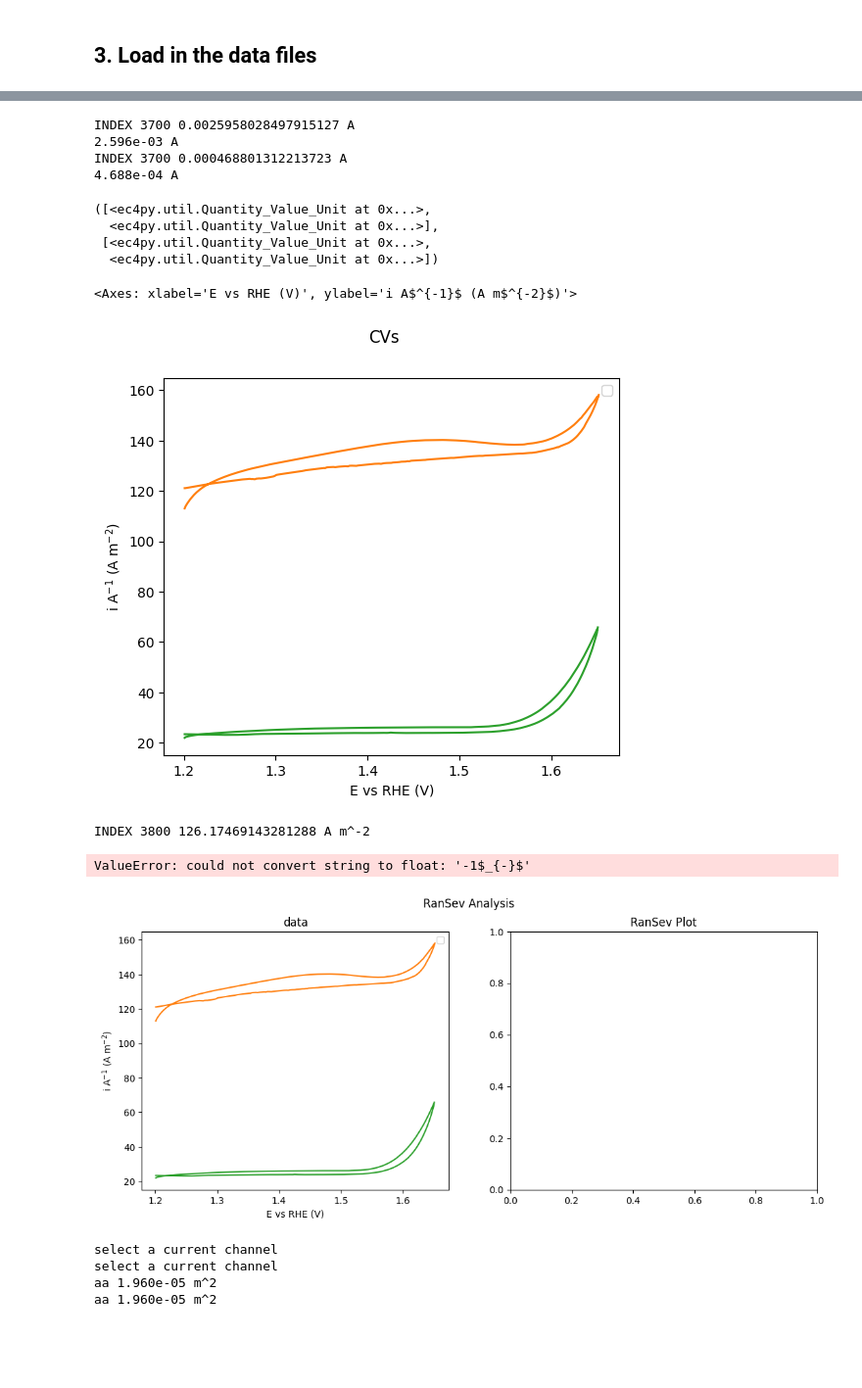
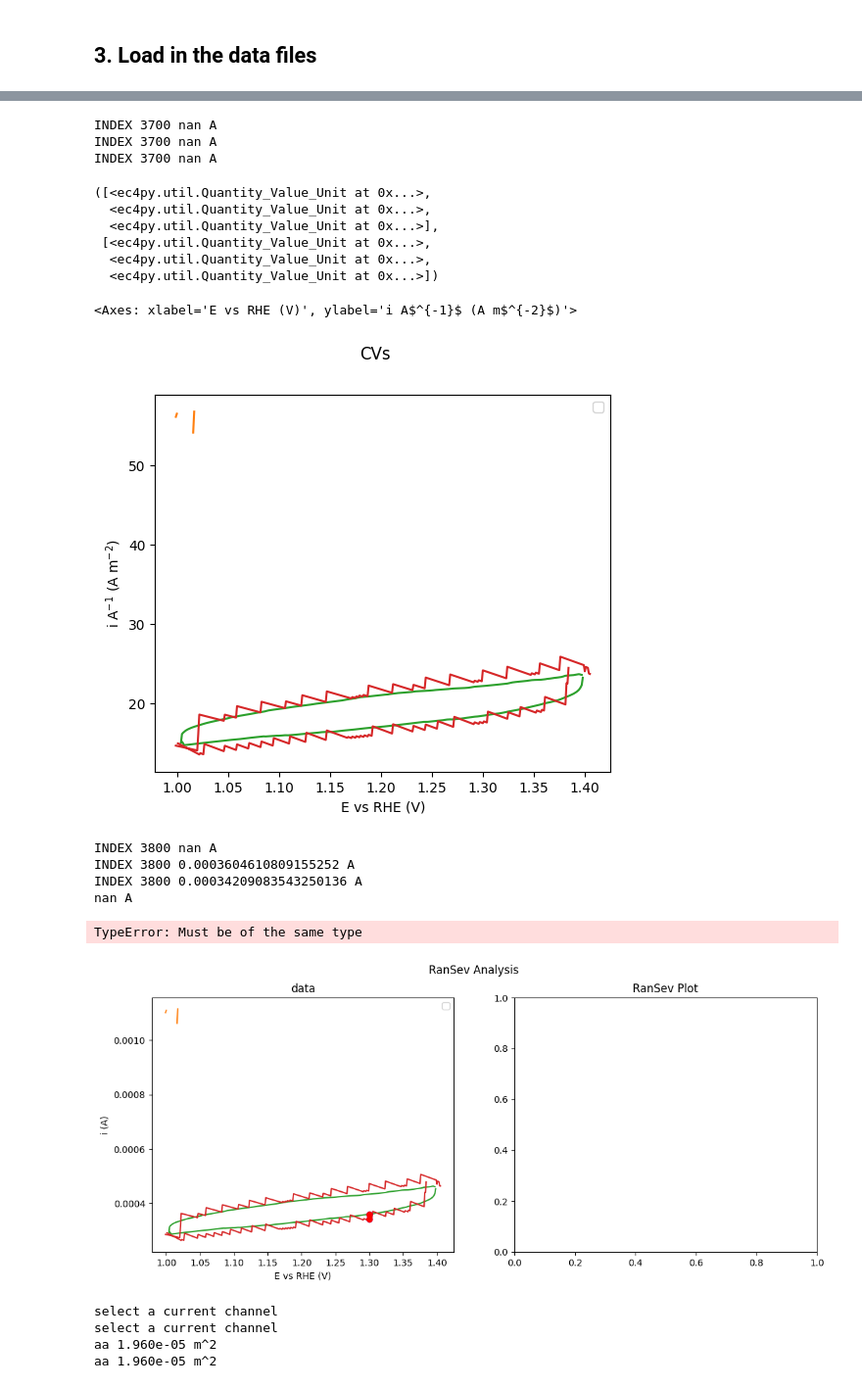
Before and after one commit to NordicEC/EC4py, a Jupyter notebook: dev/CV_Datas/MWE_CV_Datas_0.ipynb, the cells around one changed output, grey strips where cells are left out. Shown at 98% size. Drawn from its saved outputs; the diff is of its cells as text; code cells hidden in the pictures; blank space fills up the shorter version.

```diff
--- a/dev/CV_Datas/MWE_CV_Datas_0.ipynb
+++ b/dev/CV_Datas/MWE_CV_Datas_0.ipynb
@@ -10,10 +10,13 @@ from ec4py import Quantity_Value_Unit as QV
 ## 2.Make a list of paths to the data files.
 # %%
 paths = []
-path_to_dataSetFolder = Path(".").cwd().parent.parent / "test_data" /"CV" / "MWE"
+path_to_dataSetFolder = Path(".").cwd().parent.parent / "test_data" /"CV" / "MWE" / "Cap"
 print(path_to_dataSetFolder)
 #paths.append( path_to_dataSetFolder / "CV_144913_ 3.tdms")
 # paths.append( path_to_dataSetFolder / "CV_135307_ 3_MI.tdms")
-paths.append( path_to_dataSetFolder / "CV_140548_ 9_MI.tdms")
-paths.append( path_to_dataSetFolder / "CV_142109_ 8_MI.tdms")
+#paths.append( path_to_dataSetFolder / "CV_140548_ 9_MI.tdms")
+#paths.append( path_to_dataSetFolder / "CV_142109_ 8_MI.tdms")
+paths.append( path_to_dataSetFolder / "CV_123313_ 1_MI")
+paths.append( path_to_dataSetFolder / "CV_141031_ 3_MI.tdms")
+paths.append( path_to_dataSetFolder / "CV_141010_ 3_MI.tdms")
 # %% [output]
@@ -44,25 +46,29 @@ INDEX 3700 0.000468801312213723 A
 # %%
 a.get_i_at_E(1.2)
 # %% [output]
-INDEX 3700 0.0025958028497915127 A
-2.596e-03 A
-INDEX 3700 0.000468801312213723 A
-4.688e-04 A
+INDEX 3700 nan A
+INDEX 3700 nan A
+INDEX 3700 nan A
 ([<ec4py.util.Quantity_Value_Unit at 0x...>,
+  <ec4py.util.Quantity_Value_Unit at 0x...>,
   <ec4py.util.Quantity_Value_Unit at 0x...>],
  [<ec4py.util.Quantity_Value_Unit at 0x...>,
+  <ec4py.util.Quantity_Value_Unit at 0x...>,
   <ec4py.util.Quantity_Value_Unit at 0x...>])
 # %%
 a.plot(RHE,AREA)
 # %% [output]
 <Axes: xlabel='E vs RHE (V)', ylabel='i A$^{-1}$ (A m$^{-2}$)'>
-[figure, old version]
+[figure, new version]
 # %%
-a.RanSev(1.3,RHE,AREA)
+a.RanSev(1.3,RHE)
 # %% [output]
-INDEX 3800 126.17469143281288 A m^-2
+INDEX 3800 nan A
+INDEX 3800 0.0003604610809155252 A
+INDEX 3800 0.00034209083543250136 A
+nan A
-ValueError: could not convert string to float: '-1$_{-}$'
+TypeError: Must be of the same type
-[figure, old version]
+[figure, new version]
 # %%
 CVs = CV_Datas(paths)
 for cv in CVs:
```
Also changed, not shown: parts of 4 cells of this notebook, 45 other files.
